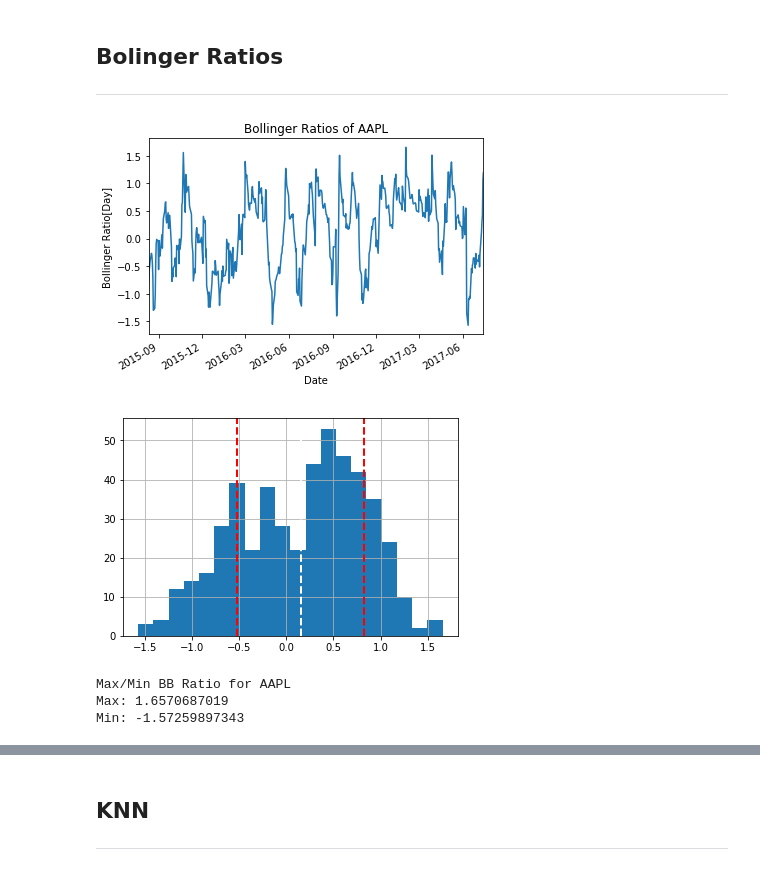
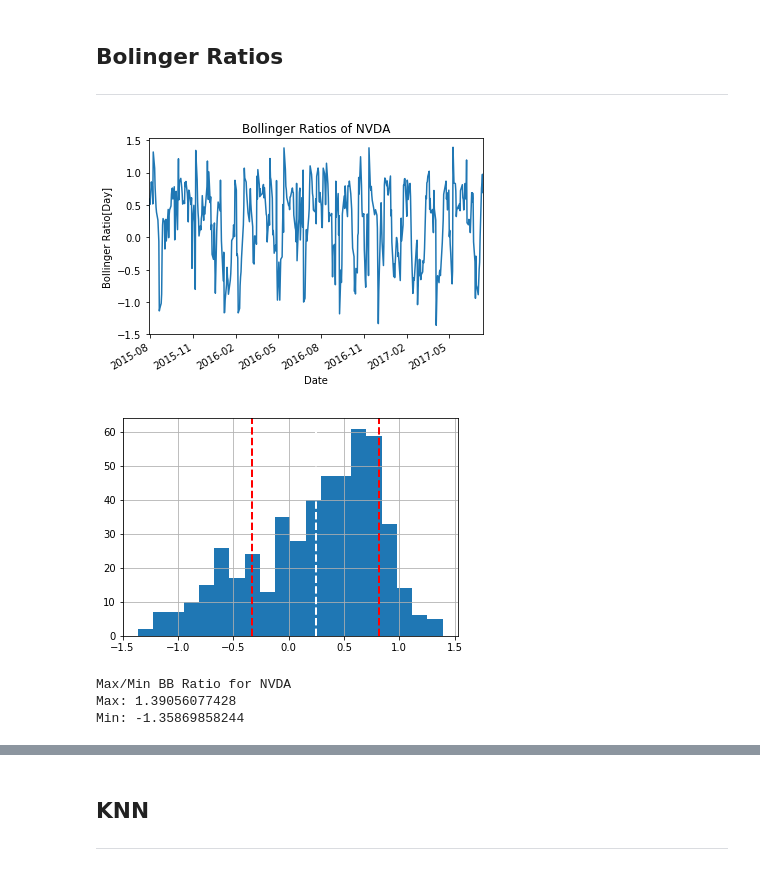
Before and after one commit to mbozelka/Machine-Learning-Capstone, a Jupyter notebook: project/data-exploration/Data Exploration.ipynb, the cells around one changed output, grey strips where cells are left out. Cells and saved outputs as stored; diff of their text form; code cells hidden in the pictures.

```diff
--- a/project/data-exploration/Data Exploration.ipynb
+++ b/project/data-exploration/Data Exploration.ipynb
@@ -171,7 +155,8 @@ class KnnLearner:
 # use two years of dates for data exploration
 dates = pd.date_range('2015-07-14', '2017-07-14')
 
-ticker = 'SPY'
+ticker = 'NVDA'
+metrics_window = 10
 
 # These will be the tickers we will be working with to build our model
 # SPY is added as a benchmark model.
@@ -229,8 +212,8 @@ dtype: float64
 ## Rolling Stats
 ---
 # %%
-rolling_mean = get_rolling_mean(df_explore[ticker], window=20)
-rolling_std = get_rolling_std(df_explore[ticker], window=20)
+rolling_mean = get_rolling_mean(df_explore[ticker], metrics_window)
+rolling_std = get_rolling_std(df_explore[ticker], metrics_window)
 lower_band, upper_band = get_bollinger_bands(rolling_mean, rolling_std)
 
 print_bollinger_bands(df_explore[ticker], rolling_mean, lower_band, upper_band, ticker)
@@ -298,17 +280,17 @@ Min:  -0.217017160276
 ## Bolinger Ratios
 ---
 # %%
-bb_ratios = get_bollinger_ratios(df_explore[ticker], rolling_mean, rolling_std)
+bb_ratios = get_bollinger_ratios(series=df_explore[ticker], sma=rolling_mean, r_std=rolling_std, window=metrics_window)
 
 plot_data(bb_ratios, title='Bollinger Ratios of ' + ticker, xlabel='Date', ylabel='Bollinger Ratio[Day]')
 plot_hist_with_stats(bb_ratios, bins=20, title=ticker)
 
 print 'Max/Min BB Ratio for ' + ticker
 print 'Max:', bb_ratios.max()
 print 'Min:', bb_ratios.min()
 # %% [output]
-[figure, old version]
+[figure, new version]
-[figure, old version]
+[figure, new version]
-Max/Min BB Ratio for AAPL
-Max: 1.6570687019
-Min: -1.57259897343
+Max/Min BB Ratio for NVDA
+Max: 1.39056077428
+Min: -1.35869858244
```
Also changed, not shown: parts of 23 cells of this notebook, 1 other file.
